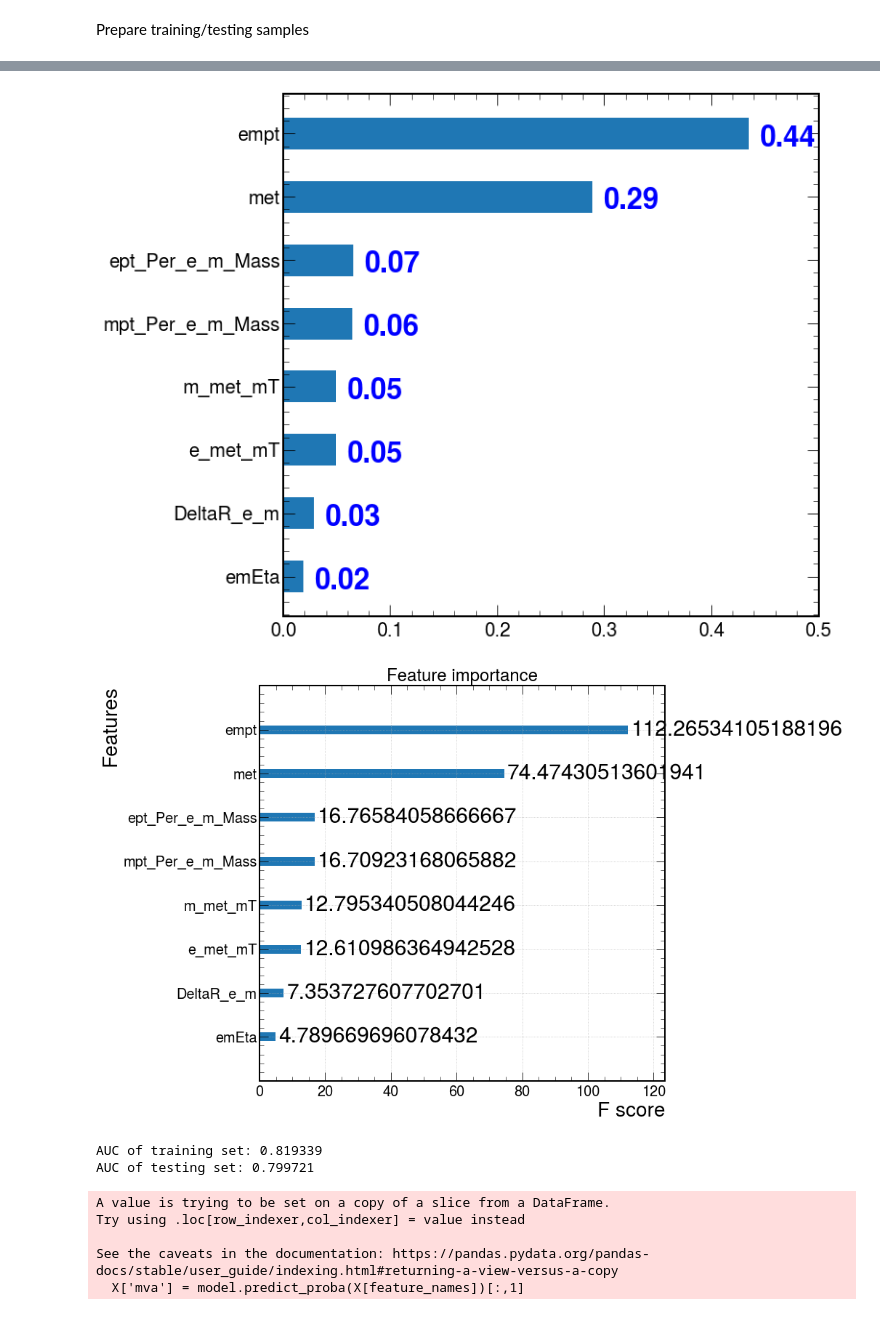
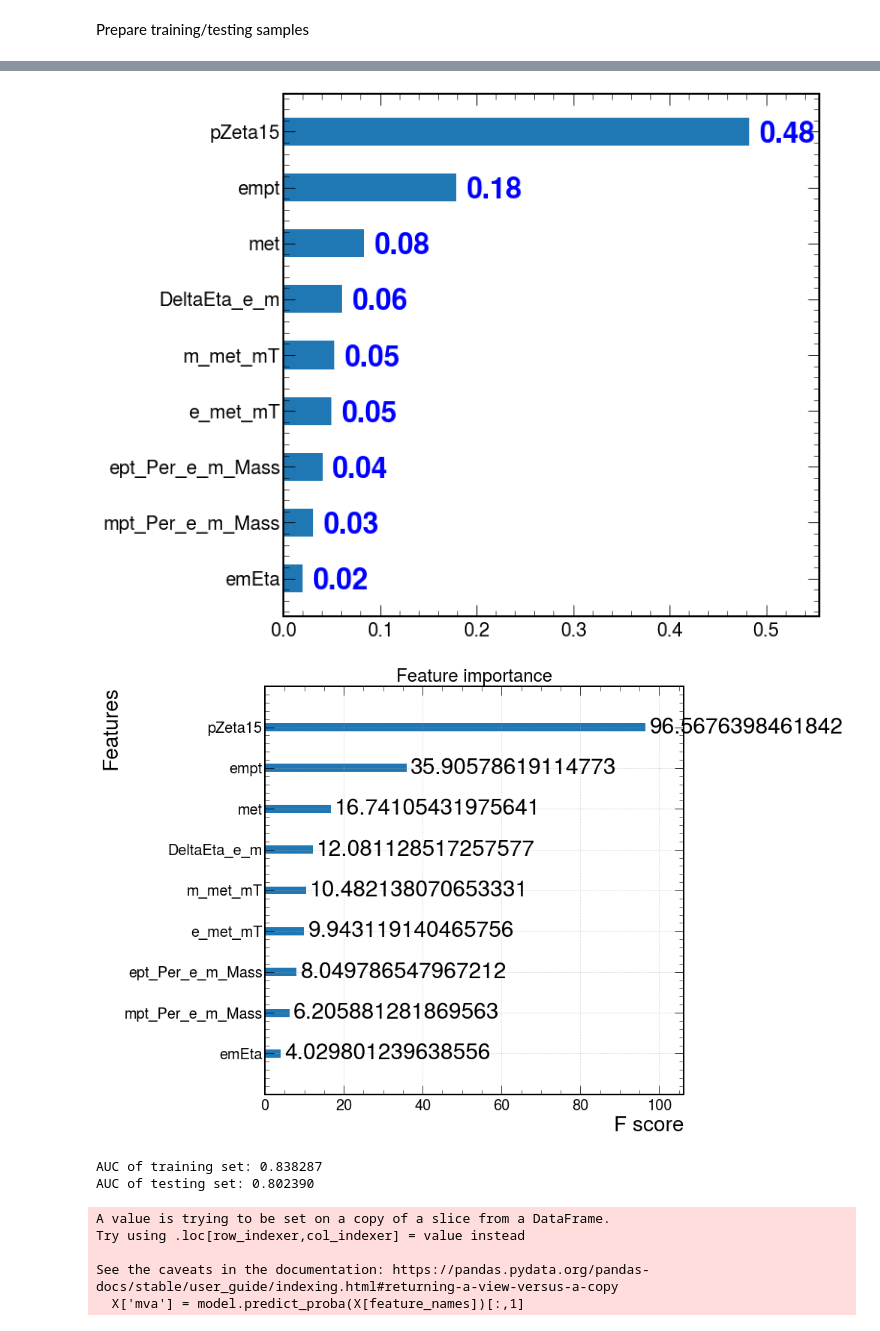
Before and after one commit to kawaho/XGBoost-for-HtoEMu, a Jupyter notebook: training.ipynb, the cells around one changed output, grey strips where cells are left out. Saved outputs shown, nothing was run; the diff lists cells and outputs as text; code cells hidden in the pictures.

```diff
--- a/training.ipynb
+++ b/training.ipynb
@@ -33,7 +38,7 @@ var_dict = [{}, {}, {}]
 df = []
 for year in years:
   print(f'Processing {year}')
-  result = load(f"../results/{year}/makeDF/output_alt.coffea")
+  result = load(f"../results/{year}/makeDF/output.coffea")
   if isinstance(result,tuple):
       result = result[0]
   for varName in result:
@@ -115,11 +120,11 @@ Total Bkg Training weights Total Sig Training weights
 # %%
-feature_names = ['e_met_mT', 'm_met_mT', 'mpt_Per_e_m_Mass', 'ept_Per_e_m_Mass', 'empt', 'met', 'DeltaR_e_m', 'emEta'] #, 'e_m_PZeta'
+feature_names = ['e_met_mT', 'm_met_mT', 'mpt_Per_e_m_Mass', 'ept_Per_e_m_Mass', 'empt', 'met', 'DeltaEta_e_m', 'emEta', 'pZeta15'] #'pZeta', 'pZetaVis']
 #feature_names = ['e_met_mT', 'm_met_mT', 'mpt_Per_e_m_Mass', 'ept_Per_e_m_Mass', 'empt', 'met', 'DeltaR_e_m', 'emEta', 'j1pt', 'DeltaR_j1_em', 'j1Eta'] #, 'R_pT'
 #feature_names = ['mpt_Per_e_m_Mass', 'ept_Per_e_m_Mass', 'empt', 'met', 'DeltaR_e_m', 'emEta', 'j1pt', 'j1Eta', 'Rpt', 'j2pt', 'j2Eta', 'DeltaEta_j1_j2', 'pt_cen_Deltapt', 'j1_j2_mass', 'DeltaR_em_j1j2', 'Zeppenfeld_DeltaEta', 'DeltaPhi_j1_j2', 'DeltaR_j1_j2'] # 'Zeppenfeld_DeltaEta'
 # %%
 # Train with the default model to select features
 tic = time.time()
-model = xgb.XGBClassifier(n_jobs=nthreads, scale_pos_weight=sig_to_bkg_ratio, early_stopping_rounds=10, learning_rate=0.1, max_depth=3, seed=123)
+model = xgb.XGBClassifier(n_jobs=nthreads, scale_pos_weight=sig_to_bkg_ratio, early_stopping_rounds=10, max_depth=3, learning_rate=0.2)#, learning_rate=0.1, max_depth=3, seed=123)
 model.fit(X_train[feature_names], y_train, sample_weight=X_train['absweight'], eval_set = [(X_train[feature_names], y_train), (X_test[feature_names], y_test)], eval_metric='auc', sample_weight_eval_set = [X_train['absweight'], X_test['absweight']], verbose=False)
 toc = time.time()
 print("Time spent on training %s"%str(timedelta(seconds=toc - tic)))
@@ -165,7 +170,7 @@ XGBClassifier(base_score=0.5, booster='gbtree', colsample_bylevel=1,
               tree_method='exact', validate_parameters=1, verbosity=None)
-[figure, old version]
+[figure, new version]
-[figure, old version]
+[figure, new version]
-AUC of training set: 0.819339
-AUC of testing set: 0.799721
+AUC of training set: 0.838287
+AUC of testing set: 0.802390
 # %%
 #Save model if everything looks good
```
Also changed, not shown: parts of 11 cells of this notebook, 5 other files.
